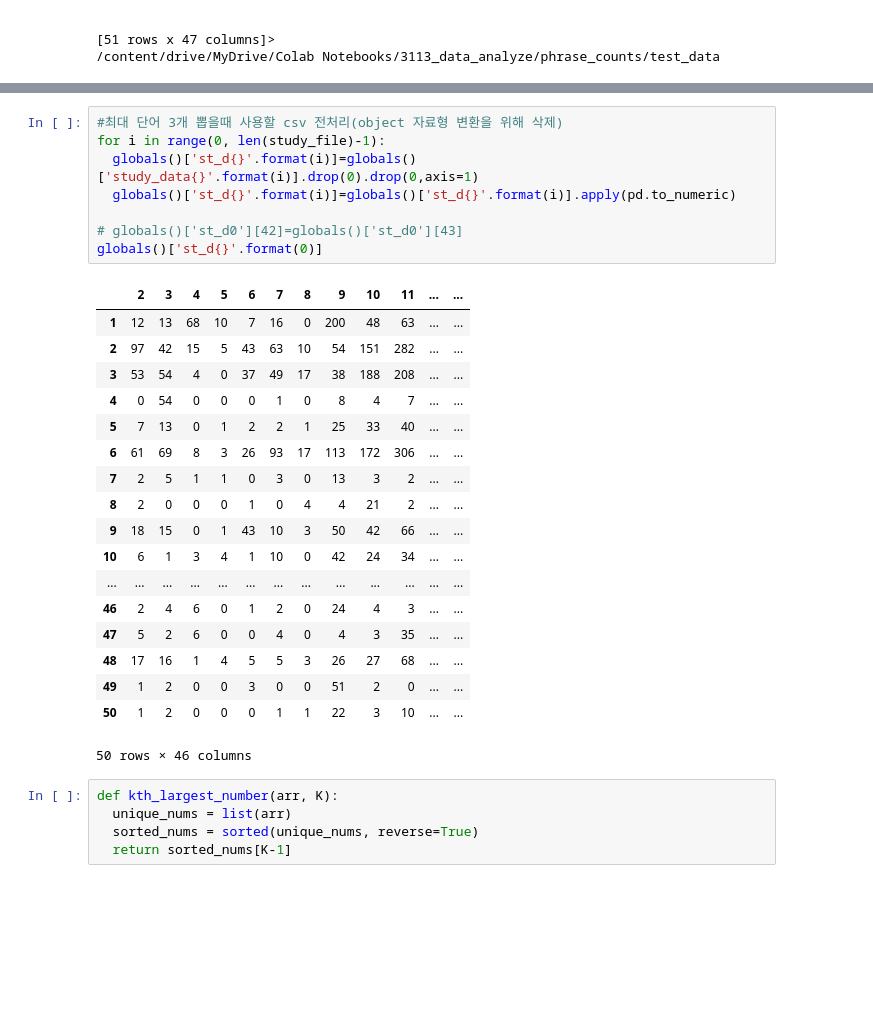
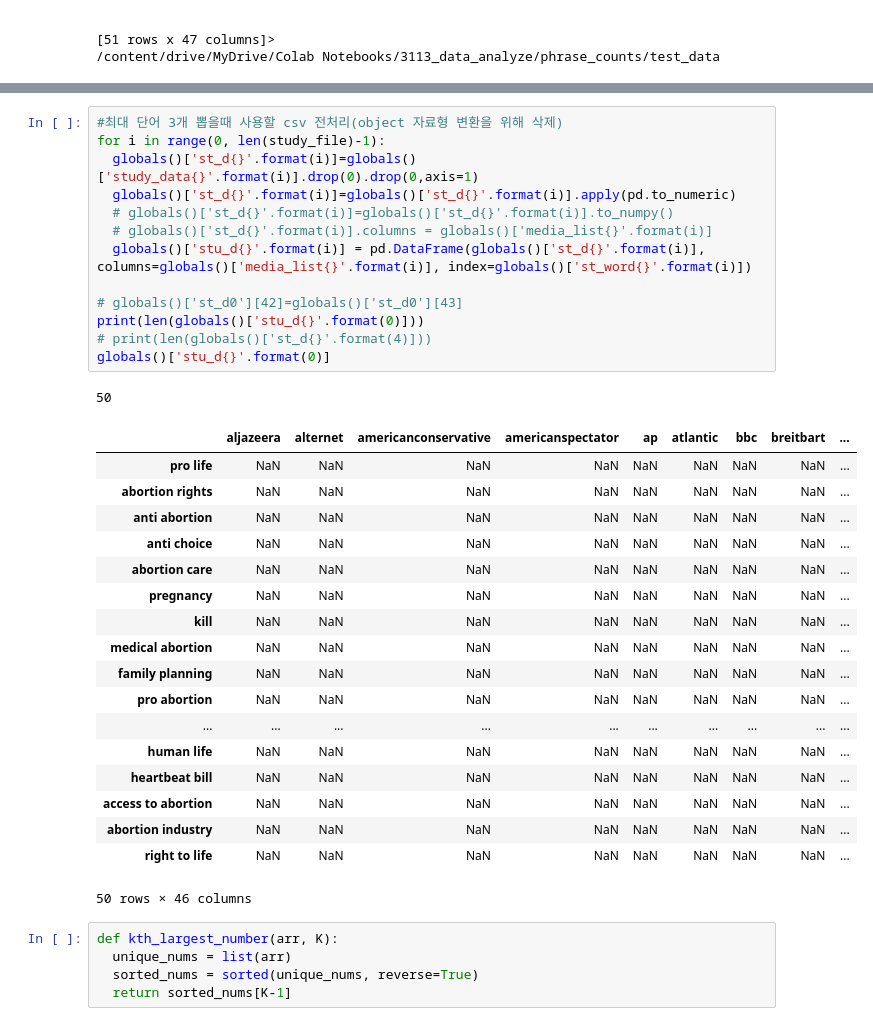
Before and after one commit to fhfhfhfhgpdl/media_bias, a Jupyter notebook: Media_bias_analyze.ipynb, the cells around one changed output, grey strips where cells are left out. Saved outputs shown, nothing was run; the diff lists cells and outputs as text; blank space fills up the shorter version.

```diff
--- a/Media_bias_analyze.ipynb
+++ b/Media_bias_analyze.ipynb
@@ -70,30 +73,36 @@ print(len(media_list0))
 # %%
 #최대 단어 3개 뽑을때 사용할 csv 전처리(object 자료형 변환을 위해 삭제)
 for i in range(0, len(study_file)-1):
   globals()['st_d{}'.format(i)]=globals()['study_data{}'.format(i)].drop(0).drop(0,axis=1)
   globals()['st_d{}'.format(i)]=globals()['st_d{}'.format(i)].apply(pd.to_numeric)
+  # globals()['st_d{}'.format(i)]=globals()['st_d{}'.format(i)].to_numpy()
+  # globals()['st_d{}'.format(i)].columns = globals()['media_list{}'.format(i)]
+  globals()['stu_d{}'.format(i)] = pd.DataFrame(globals()['st_d{}'.format(i)], columns=globals()['media_list{}'.format(i)], index=globals()['st_word{}'.format(i)])
 
 # globals()['st_d0'][42]=globals()['st_d0'][43]
-globals()['st_d{}'.format(0)]
+print(len(globals()['stu_d{}'.format(0)]))
+# print(len(globals()['st_d{}'.format(4)]))
+globals()['stu_d{}'.format(0)]
 # %% [output]
+50
-|  | 2 | 3 | 4 | 5 | 6 | 7 | 8 | 9 | 10 | 11 | ... | ... |
-| 1 | 12 | 13 | 68 | 10 | 7 | 16 | 0 | 200 | 48 | 63 | ... | ... |
-| 2 | 97 | 42 | 15 | 5 | 43 | 63 | 10 | 54 | 151 | 282 | ... | ... |
-| 3 | 53 | 54 | 4 | 0 | 37 | 49 | 17 | 38 | 188 | 208 | ... | ... |
-| 4 | 0 | 54 | 0 | 0 | 0 | 1 | 0 | 8 | 4 | 7 | ... | ... |
-| 5 | 7 | 13 | 0 | 1 | 2 | 2 | 1 | 25 | 33 | 40 | ... | ... |
-| 6 | 61 | 69 | 8 | 3 | 26 | 93 | 17 | 113 | 172 | 306 | ... | ... |
-| 7 | 2 | 5 | 1 | 1 | 0 | 3 | 0 | 13 | 3 | 2 | ... | ... |
-| 8 | 2 | 0 | 0 | 0 | 1 | 0 | 4 | 4 | 21 | 2 | ... | ... |
-| 9 | 18 | 15 | 0 | 1 | 43 | 10 | 3 | 50 | 42 | 66 | ... | ... |
-| 10 | 6 | 1 | 3 | 4 | 1 | 10 | 0 | 42 | 24 | 34 | ... | ... |
-| ... | ... | ... | ... | ... | ... | ... | ... | ... | ... | ... | ... | ... |
-| 46 | 2 | 4 | 6 | 0 | 1 | 2 | 0 | 24 | 4 | 3 | ... | ... |
-| 47 | 5 | 2 | 6 | 0 | 0 | 4 | 0 | 4 | 3 | 35 | ... | ... |
-| 48 | 17 | 16 | 1 | 4 | 5 | 5 | 3 | 26 | 27 | 68 | ... | ... |
-| 49 | 1 | 2 | 0 | 0 | 3 | 0 | 0 | 51 | 2 | 0 | ... | ... |
-| 50 | 1 | 2 | 0 | 0 | 0 | 1 | 1 | 22 | 3 | 10 | ... | ... |
+|  | aljazeera | alternet | americanconservative | americanspectator | ap | atlantic | bbc | breitbart | ... |
+| pro life | NaN | NaN | NaN | NaN | NaN | NaN | NaN | NaN | ... |
+| abortion rights | NaN | NaN | NaN | NaN | NaN | NaN | NaN | NaN | ... |
+| anti abortion | NaN | NaN | NaN | NaN | NaN | NaN | NaN | NaN | ... |
+| anti choice | NaN | NaN | NaN | NaN | NaN | NaN | NaN | NaN | ... |
+| abortion care | NaN | NaN | NaN | NaN | NaN | NaN | NaN | NaN | ... |
+| pregnancy | NaN | NaN | NaN | NaN | NaN | NaN | NaN | NaN | ... |
+| kill | NaN | NaN | NaN | NaN | NaN | NaN | NaN | NaN | ... |
+| medical abortion | NaN | NaN | NaN | NaN | NaN | NaN | NaN | NaN | ... |
+| family planning | NaN | NaN | NaN | NaN | NaN | NaN | NaN | NaN | ... |
+| pro abortion | NaN | NaN | NaN | NaN | NaN | NaN | NaN | NaN | ... |
+| ... | ... | ... | ... | ... | ... | ... | ... | ... | ... |
+| human life | NaN | NaN | NaN | NaN | NaN | NaN | NaN | NaN | ... |
+| heartbeat bill | NaN | NaN | NaN | NaN | NaN | NaN | NaN | NaN | ... |
+| access to abortion | NaN | NaN | NaN | NaN | NaN | NaN | NaN | NaN | ... |
+| abortion industry | NaN | NaN | NaN | NaN | NaN | NaN | NaN | NaN | ... |
+| right to life | NaN | NaN | NaN | NaN | NaN | NaN | NaN | NaN | ... |
-50 rows × 46 columns
+50 rows × 46 columns
 # %%
 def kth_largest_number(arr, K):
   unique_nums = list(arr)
```
Also changed, not shown: parts of 10 cells of this notebook.
